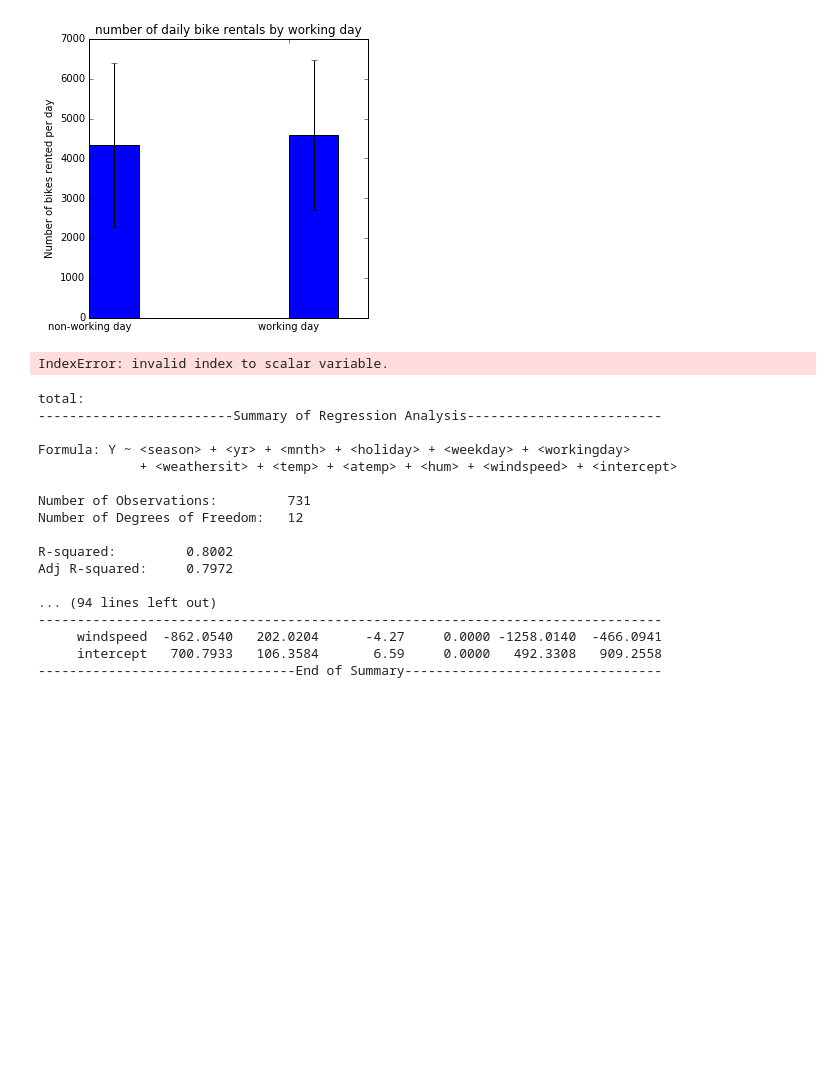
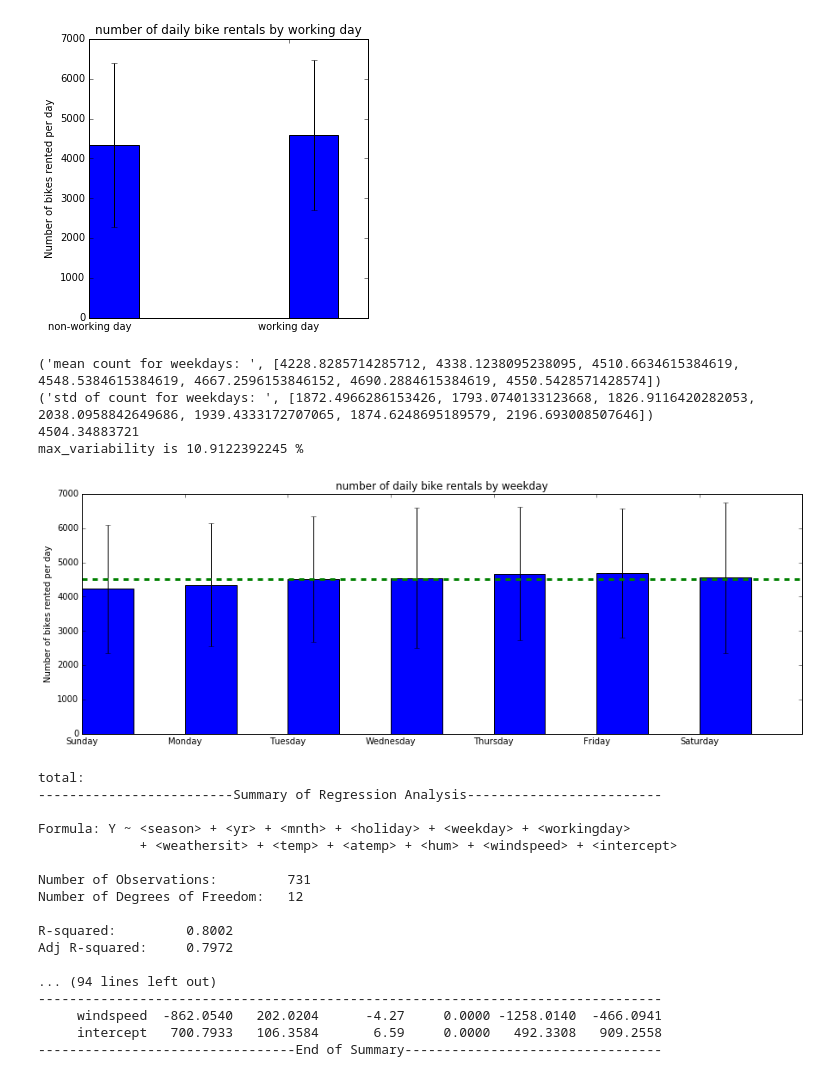
Before and after one commit to hannahlaura44/data-analysis, a Jupyter notebook: analysis.ipynb, the cells around one changed output. Saved outputs shown, nothing was run; the diff lists cells and outputs as text; code cells hidden in the pictures; blank space fills up the shorter version.

```diff
--- a/analysis.ipynb
+++ b/analysis.ipynb
@@ -146,36 +148,39 @@ workingday
 # %%
 # investigate effect of weekday on bike rental count
 weekday = df.groupby(['weekday'])
 weekday_stats = weekday.describe()
-# print(weekday_stats.cnt)
 mean_cnt_weekday = []
 std_cnt_weekday = []
 i = 0
 while i<7:
-    mean_cnt_weekday.append(workingday_stats.cnt[i]['mean'])
-    std_cnt_weekday.append(workingday_stats.cnt[i]['std'])
+    mean_cnt_weekday.append(weekday_stats.cnt[i]['mean'])
+    std_cnt_weekday.append(weekday_stats.cnt[i]['std'])
     i+=1
 print("mean count for weekdays: ",mean_cnt_weekday)
 print("std of count for weekdays: ",std_cnt_weekday)
 
 x = [0,1,2,3,4,5,6]
 plt.figure(figsize=(15, 5))
 tick_label=['Sunday','Monday','Tuesday','Wednesday','Thursday','Friday','Saturday']
 plt.bar(left=x,height=mean_cnt_weekday,width=0.5,yerr=std_cnt_weekday,ecolor = 'black',tick_label=tick_label)
 # plot an average total count.
 cnt_avg = np.mean(df.cnt)
 print(cnt_avg)
 plt.axhline(y=cnt_avg, ls='dashed', color='g', linewidth=3)
 plt.ylabel('Number of bikes rented per day')
-plt.title('number of daily bike rentals by working day')
+plt.title('number of daily bike rentals by weekday')
 # takeaways
 # sunday and monday have lowest ridership
 # thursday and friday max ridership
 # wednesday and saturday have largest variability (unpredictability)
 # overall the meximum variation between weekdays is: max_cnt - min_cnt / min_cnt
 print 'max_variability is', (max(mean_cnt_weekday)-min(mean_cnt_weekday)) / min(mean_cnt_weekday) * 100, "%"
 # %% [output]
-IndexError: invalid index to scalar variable.
+('mean count for weekdays: ', [4228.8285714285712, 4338.1238095238095, 4510.6634615384619, 4548.5384615384619, 4667.2596153846152, 4690.2884615384619, 4550.5428571428574])
+('std of count for weekdays: ', [1872.4966286153426, 1793.0740133123668, 1826.9116420282053, 2038.0958842649686, 1939.4333172707065, 1874.6248695189579, 2196.693008507646])
+4504.34883721
+max_variability is 10.9122392245 %
+[figure, added]
 # %%
 # result = sm.ols(formula="cnt ~ season + workingday", data=df).fit()
 # print result.params
```
Also changed, not shown: parts of 3 cells of this notebook, 3 other files.
